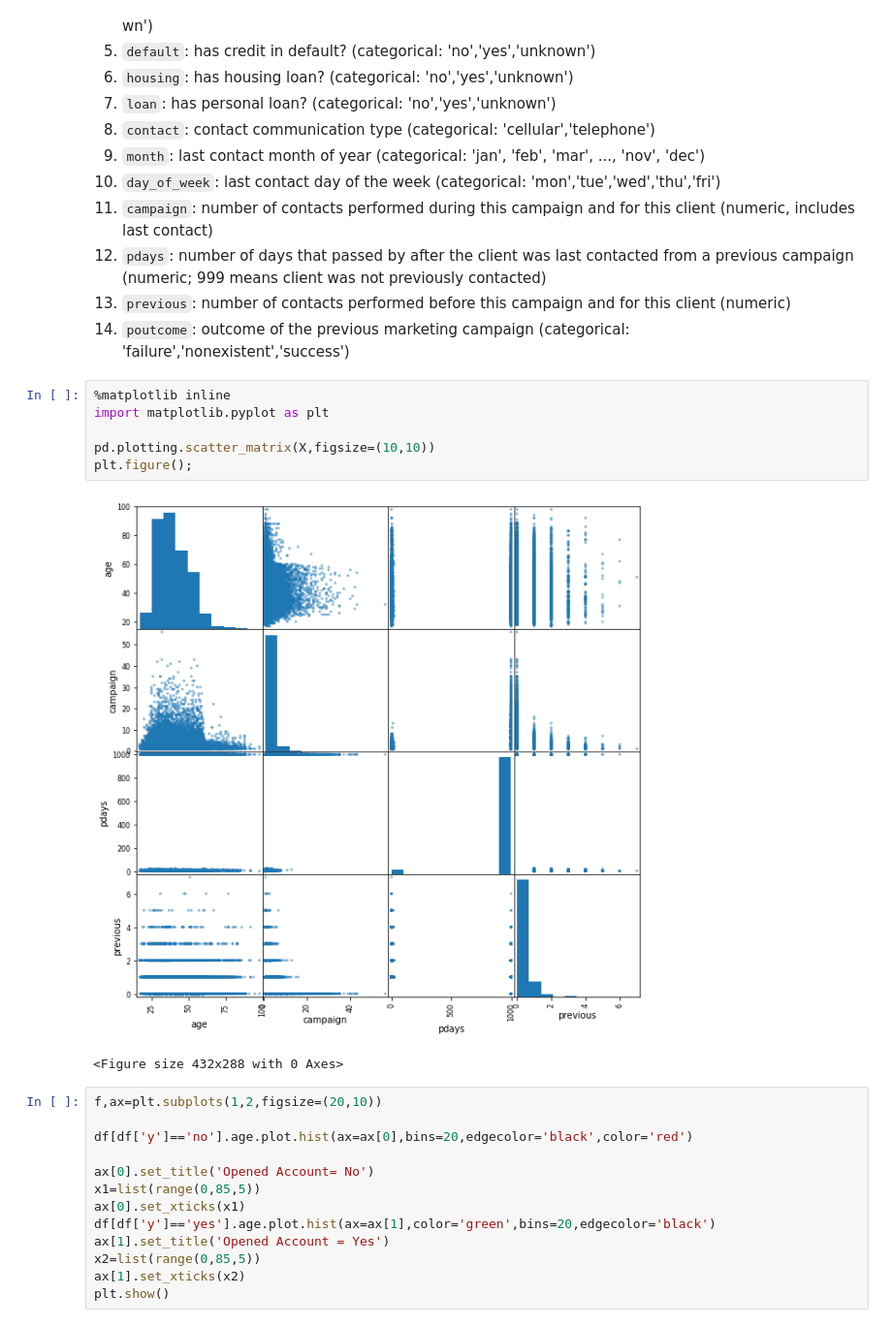
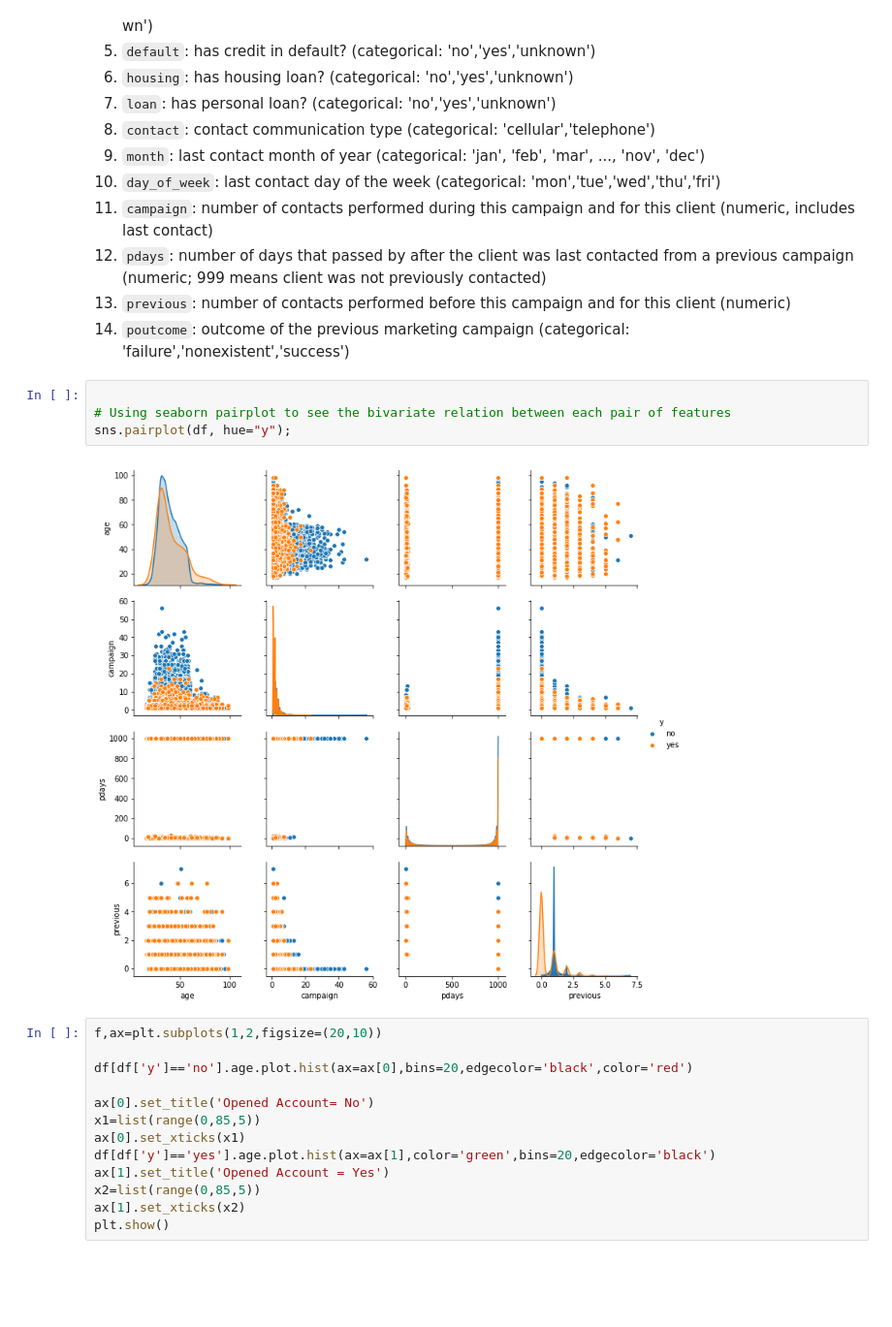
Before and after one commit to mvfolino68/PyconUS_2019-model-interpretability-tutorial, a Jupyter notebook: 01_interpretability_eli5_solution.ipynb, the cells around one changed output. Shown: that part at 97% size. Drawn from its saved outputs; the diff is of its cells as text; blank space fills up the shorter version.

```diff
--- a/01_interpretability_eli5_solution.ipynb
+++ b/01_interpretability_eli5_solution.ipynb
@@ -103,15 +108,12 @@ dtype: object
 12. `pdays`: number of days that passed by after the client was last contacted from a previous campaign (numeric; 999 means client was not previously contacted)
 13. `previous`: number of contacts performed before this campaign and for this client (numeric)
 14. `poutcome`: outcome of the previous marketing campaign (categorical: 'failure','nonexistent','success')
-# %%
-%matplotlib inline
-import matplotlib.pyplot as plt
-
-pd.plotting.scatter_matrix(X,figsize=(10,10))
-plt.figure();
-# %% [output]
-[figure, removed]
-<Figure size 432x288 with 0 Axes>
+# %%
+
+# Using seaborn pairplot to see the bivariate relation between each pair of features
+sns.pairplot(df, hue="y");
+# %% [output]
+[figure, added]
 # %%
 f,ax=plt.subplots(1,2,figsize=(20,10))
 
```
Also changed, not shown: parts of 1 cell of this notebook.
